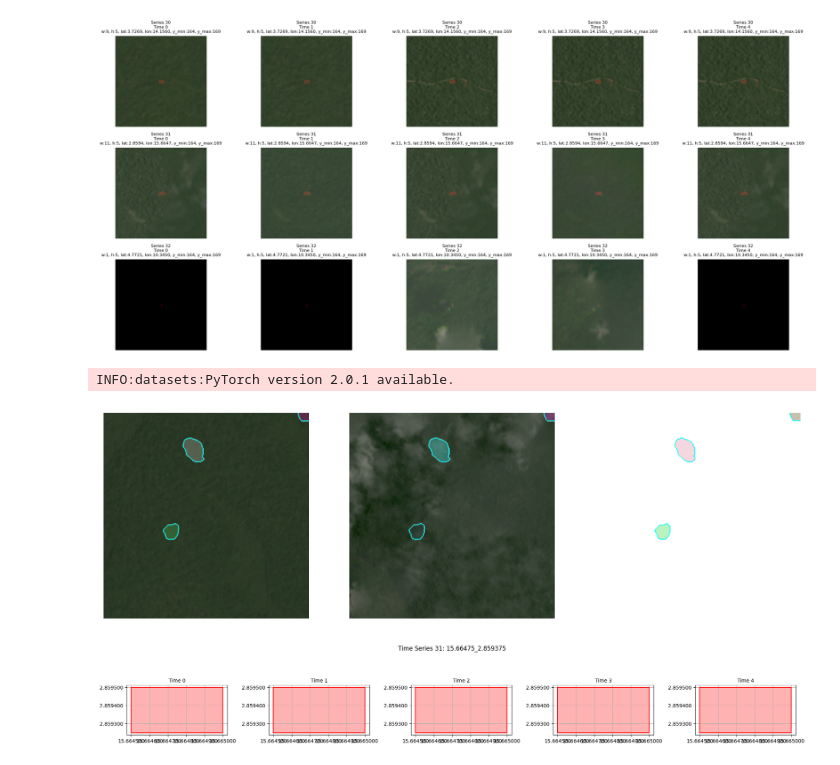
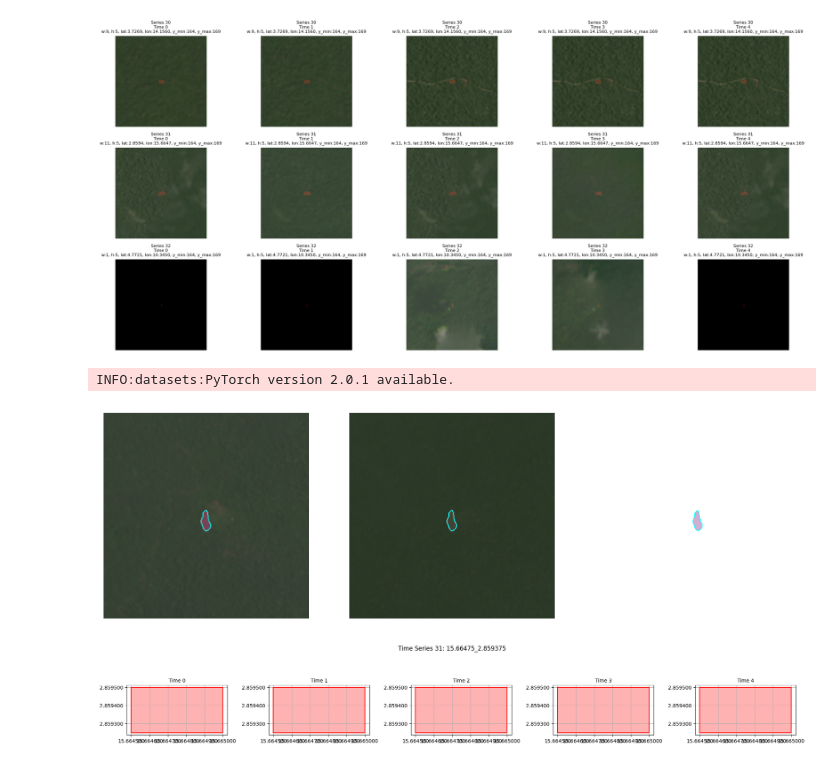
Before and after one commit to JamesBrockUoB/ForestChat, a Jupyter notebook: forest_net_exploration.ipynb, the cells around one changed output. Cells and saved outputs as stored; diff of their text form; code cells hidden in the pictures.

```diff
--- a/forest_net_exploration.ipynb
+++ b/forest_net_exploration.ipynb
@@ -292,35 +292,35 @@ def test_sac(idx):
     img1_str = series_df.iloc[0]["example_path"]
     img2_str = series_df.iloc[1]["example_path"]
 
     img1_path = glob.glob(f'{BASE_DIR}/{SUB_DIR}/{img1_str}/images/visible/*.png')[0]
     img2_path = glob.glob(f'{BASE_DIR}/{SUB_DIR}/{img2_str}/images/visible/*.png')[0]
 
     img1 = imread(img1_path)
     img2 = imread(img2_path)
 
     # Model weights downloaded from: https://github.com/facebookresearch/segment-anything?tab=readme-ov-file#model-checkpoints
     m = AnyChange('vit_h', sam_checkpoint='./Multi_change/models_ckpt/sam_vit_h_4b8939.pth')
     # customize the hyperparameters of SAM's mask generator
     m.make_mask_generator(
         points_per_side=32,
         stability_score_thresh=0.95,
     )
     # customize your AnyChange's hyperparameters
     m.set_hyperparameters(
         change_confidence_threshold=145,
         use_normalized_feature=True,
         bitemporal_match=True,
     )
 
     changemasks, _, _ = m.forward(img1, img2) # automatic mode
     fig, axes = show_change_masks(img1, img2, changemasks)
 
     plt.show()
 
-test_sac(idx=95)
+test_sac(idx=432)
 # %% [output]
 INFO:datasets:PyTorch version 2.0.1 available.
-[figure, old version]
+[figure, new version]
 # %%
 import matplotlib.pyplot as plt
 from shapely.geometry import Polygon, MultiPolygon
```
Also changed, not shown: 8 other files.
